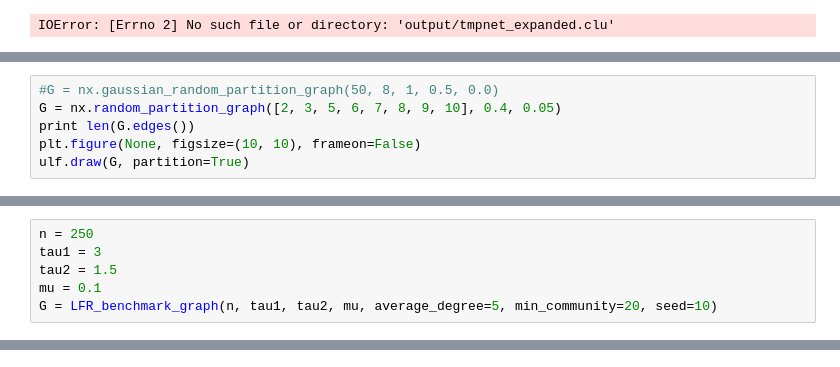
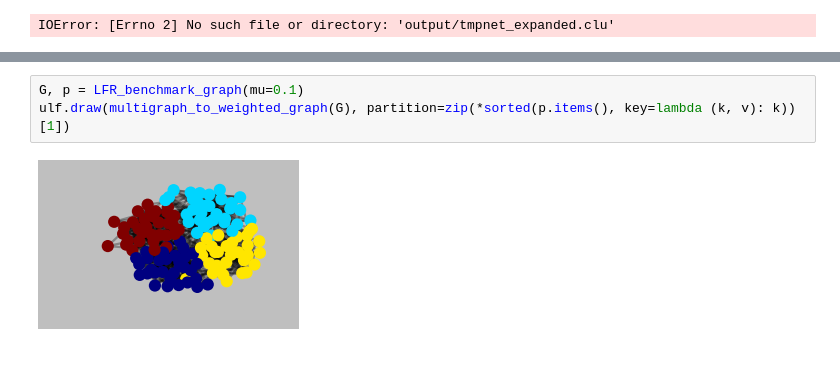
Before and after one commit to ulfaslak/recurrent_communities, a Jupyter notebook: Playspace.ipynb, the cells around one changed output, grey strips where cells are left out. Drawn from its saved outputs; the diff is of its cells as text.

```diff
--- a/Playspace.ipynb
+++ b/Playspace.ipynb
@@ -1096,6 +1046,0 @@ layer_commu_pred_js[5]
-# %%
-#G = nx.gaussian_random_partition_graph(50, 8, 1, 0.5, 0.0)
-G = nx.random_partition_graph([2, 3, 5, 6, 7, 8, 9, 10], 0.4, 0.05)
-print len(G.edges())
-plt.figure(None, figsize=(10, 10), frameon=False)
-ulf.draw(G, partition=True)
@@ -1107,6 +1046,0 @@ ulf.draw(G, partition=True)
-# %%
-n = 250
-tau1 = 3
-tau2 = 1.5
-mu = 0.1
-G = LFR_benchmark_graph(n, tau1, tau2, mu, average_degree=5, min_community=20, seed=10)
@@ -1132,0 +1253,5 @@ G.nodes()
+# %%
+G, p = LFR_benchmark_graph(mu=0.1)
+ulf.draw(multigraph_to_weighted_graph(G), partition=zip(*sorted(p.items(), key=lambda (k, v): k))[1])
+# %% [output]
+[figure, added]
```
Also changed, not shown: parts of 17 cells of this notebook, 12 other files.
